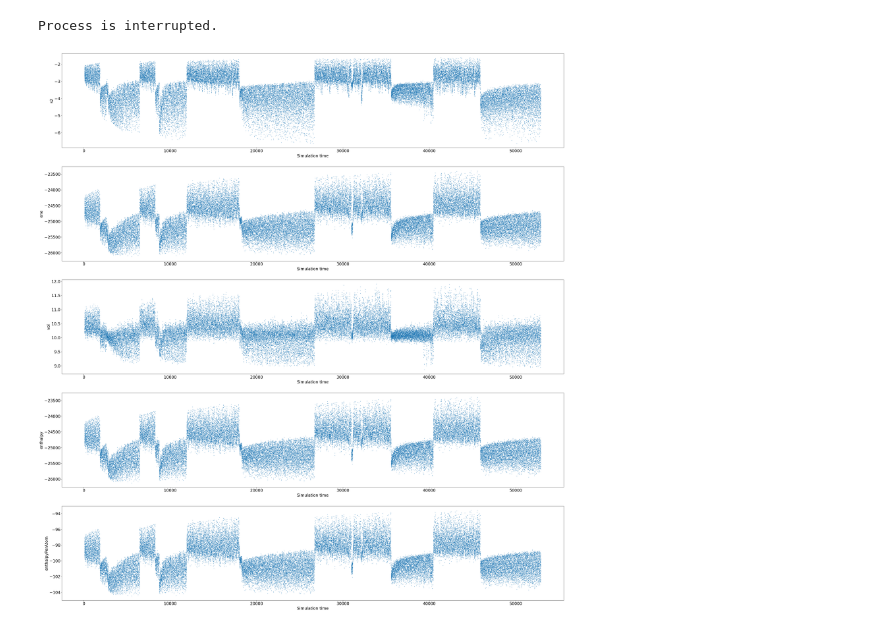
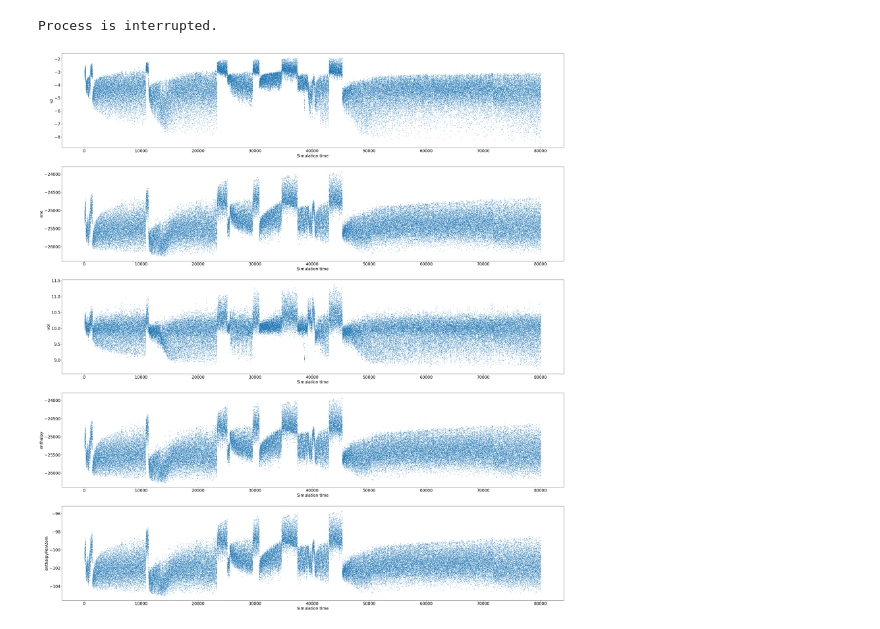
Before and after one commit to yaminbens/Proj23, a Jupyter notebook: metad.ipynb, the cells around one changed output. Saved outputs shown, nothing was run; the diff lists cells and outputs as text; code cells hidden in the pictures.

```diff
--- a/metad.ipynb
+++ b/metad.ipynb
@@ -387,26 +387,26 @@ Process is interrupted.
 # %%
 import plumed
 from matplotlib import pyplot as plt
 from matplotlib import rc
 
 # visualize CV file
-data=plumed.read_as_pandas("colvars/COLVAR")
+data=plumed.read_as_pandas("../../Vashti/metadNa300/colvar/COLVAR")
 
 labels = ['s2', 'ene', 'vol', 'enthalpy', 'enthalpyPerAtom'] #, 'metad.bias', 'metad.rbias', 'metad.rct' ]
 fontsize = 20
 font = {'family': 'sans', 'weight': 'normal', 'size': fontsize}
 rc('font', **font)
 
 fig = plt.figure(figsize=(45, 80))
 for n,label in enumerate(labels):
     ax = fig.add_subplot(8,1,n+1)
     # plot phi during simulation (first 200k points)
     plt.plot(data["time"][:],data[label][:],'o', ms=1)
     # x-y axis labels
     plt.xlabel("Simulation time")
     plt.ylabel(label)
 
 
 plt.show()
 # %% [output]
-[figure, old version]
+[figure, new version]
```
Also changed, not shown: 3 other files.
